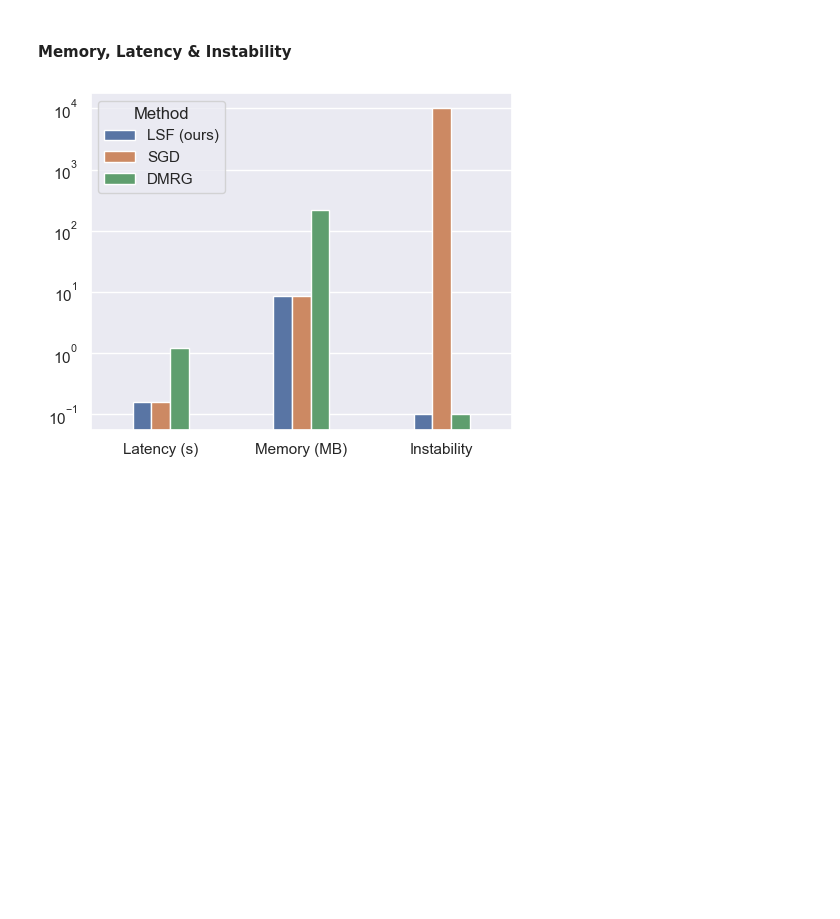
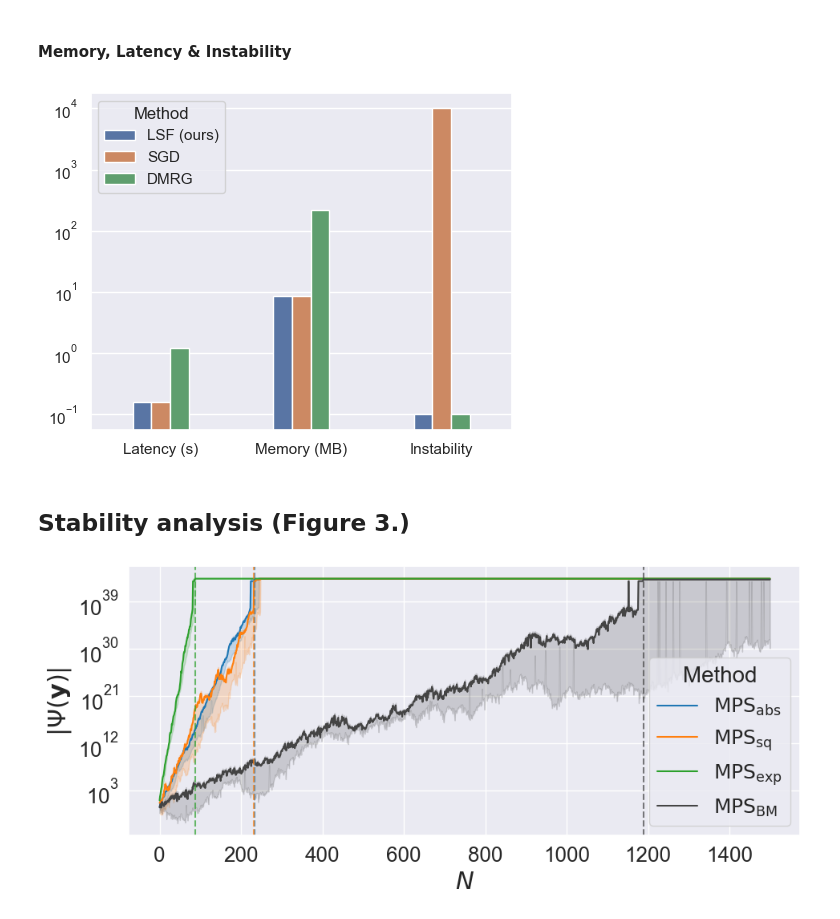
Before and after one commit to marawangamal/ptn, a Jupyter notebook: scripts/resultsv2.ipynb, the cells around one changed output. Cells and saved outputs as stored; diff of their text form; code cells hidden in the pictures; blank space fills up the shorter version.

```diff
--- a/scripts/resultsv2.ipynb
+++ b/scripts/resultsv2.ipynb
@@ -58,3 +57,75 @@ plt.tight_layout()
 plt.show()
 # %% [output]
 [figure]
+# %% [markdown]
+## Stability analysis (Figure 3.)
+# %%
+import torch, numpy as np, pandas as pd, seaborn as sns, matplotlib.pyplot as plt
+from collections import OrderedDict
+
+torch.manual_seed(42); np.random.seed(42)
+
+EXPS = [
+    (r"$\mathrm{MPS}_\mathrm{abs}$",     lambda W: W.abs(), lambda py: py),
+    (r"$\mathrm{MPS}_\mathrm{sq}$",       lambda W: W.square(), lambda py: py),
+    (r"$\mathrm{MPS}_\mathrm{exp}$",  lambda W: W.exp(), lambda py: py),
+    (r"$\mathrm{MPS}_\mathrm{BM}$",         lambda W: W, lambda py: py),  # special case
+]
+
+T, D = 1500, 2
+rows, inf_at = [], {}
+
+for seed in [0, 42, 84]:
+    for name, fn, py_fn in EXPS:
+        alpha, beta, hit = fn(torch.randn(D)), fn(torch.randn(D)), False
+        for t in range(T):
+            if not hit:
+                beta = torch.mv(fn(torch.randn(D, D)), beta)
+                hit = not torch.isfinite(beta).all()
+                if hit: inf_at[name] = t
+            psi = float("inf") if hit else float(py_fn(torch.dot(alpha, beta)))
+            rows.append({"Step": t, "Method": name, "psi": abs(psi)})
+
+df = pd.DataFrame(rows)
+finite = df[np.isfinite(df["psi"])]["psi"]
+cap = (finite.max() if not finite.empty else 1.0) * 1e5
+df["psi"] = df["psi"].replace([np.inf], cap)
+
+# Build custom palette: softer black (dark gray) for "None"
+base_colors = sns.color_palette("tab10", len(EXPS))
+palette = {name: base_colors[i] for i, (name, _, _) in enumerate(EXPS)}
+palette["$\mathrm{MPS}_\mathrm{BM}$"] = "#444444"
+
+# Increase font size for all elements
+sns.set_theme(
+    font_scale=1.7,
+    rc={
+        "axes.labelsize": 22,
+        "axes.titlesize": 24,
+        # "xtick.labelsize": 18,
+        # "ytick.labelsize": 18,
+        "legend.fontsize": 18,
+        "legend.title_fontsize": 20,
+    }
+)
+fig, ax = plt.subplots(figsize=(9, 4))
+sns.lineplot(data=df, x="Step", y="psi", hue="Method", palette=palette, ax=ax)
+plt.yscale("log")
+plt.xlabel("$N$", fontsize=22)
+plt.ylabel(r"$|\Psi(\mathbf{y})|$", fontsize=22)
+# vertical lines for inf
+for (name, _, _), color in zip(EXPS, [palette[n] for n, _, _ in EXPS]):
+    if name in inf_at:
+        plt.axvline(inf_at[name], color=color, ls="--", alpha=0.7, label=f"{name} inf@{inf_at[name]}")
+
+# dedupe legend
+h, l = ax.get_legend_handles_labels()
+uniq = OrderedDict(zip(l, h))
+# ax.legend(uniq.values(), uniq.keys(), title="$\\sigma$ (positivity function)", ncol=2)
+# ax.legend(title="$\\sigma$ (positivity function)")
+
+plt.tight_layout(pad=0)  # Remove extra whitespace
+plt.subplots_adjust(left=0.05, right=0.98, top=0.97, bottom=0.13)  # Fine-tune to remove whitespace
+plt.show()
+# %% [output]
+[figure, added]
```
Also changed, not shown: parts of 4 cells of this notebook, 1 other file.
